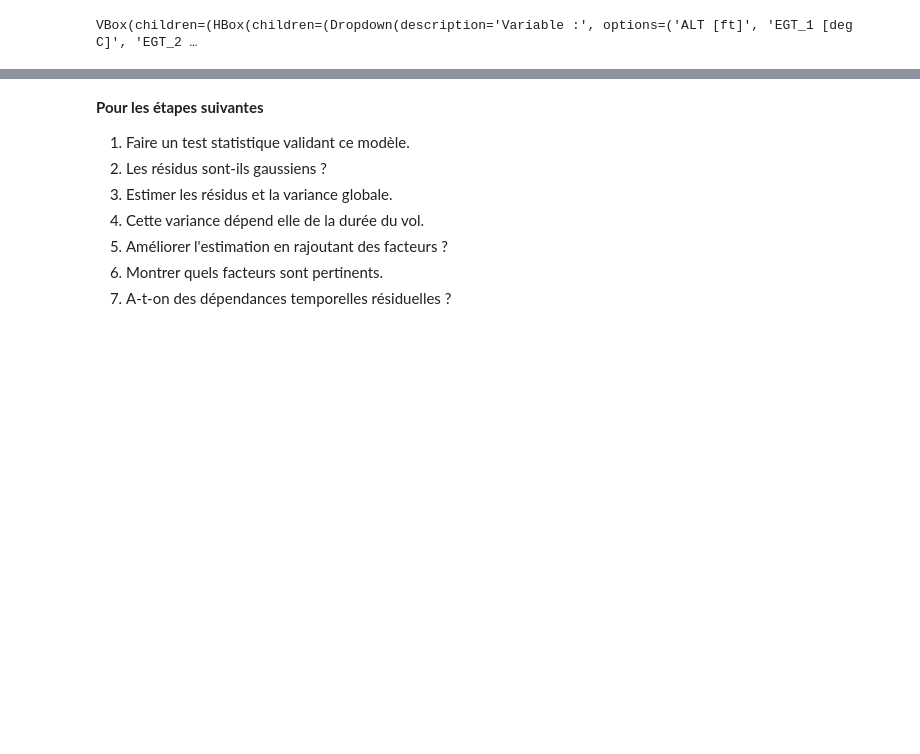
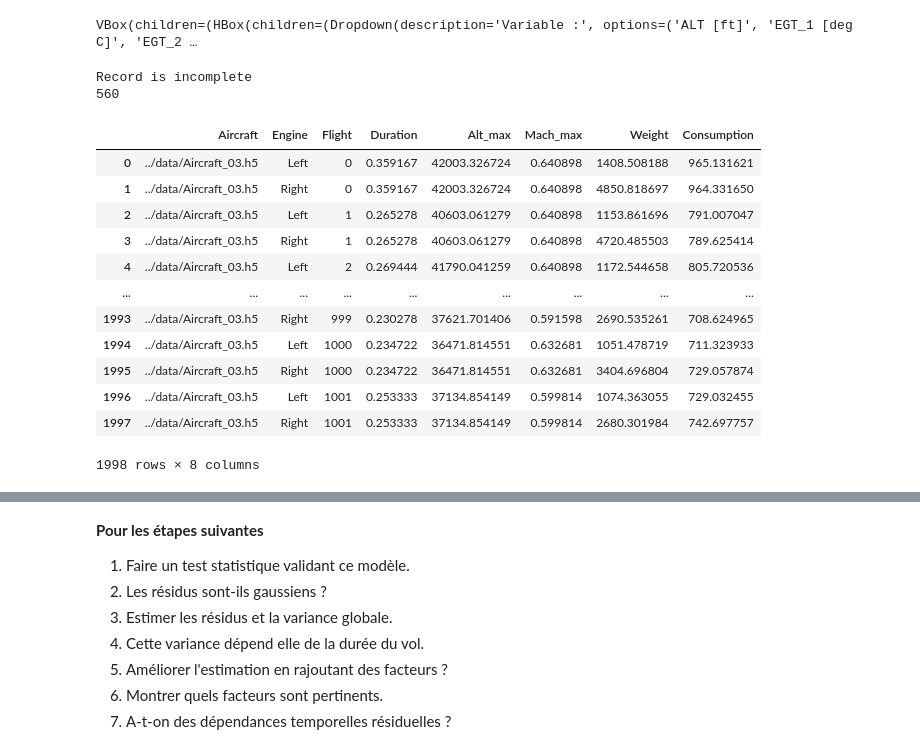
Before and after one commit to jee51/M2DProjet2324, a Jupyter notebook: notebooks/conso_fuel_globale.ipynb, the cells around one changed output, grey strips where cells are left out. Saved outputs shown, nothing was run; the diff lists cells and outputs as text; code cells hidden in the pictures; blank space fills up the shorter version.

```diff
--- a/notebooks/conso_fuel_globale.ipynb
+++ b/notebooks/conso_fuel_globale.ipynb
@@ -179,2 +179,24 @@ ds2.rewind().plotc("CRUISE")
 # %% [output]
 VBox(children=(HBox(children=(Dropdown(description='Variable :', options=('ALT [ft]', 'EGT_1 [deg C]', 'EGT_2 …
+# %%
+ds.rewind()
+dfpc = get_consumption(ds, 'climb')
+# %% [output]
+Record is incomplete
+560
+# %%
+dfpc
+# %% [output]
+|  | Aircraft | Engine | Flight | Duration | Alt_max | Mach_max | Weight | Consumption |
+| 0 | ../data/Aircraft_03.h5 | Left | 0 | 0.359167 | 42003.326724 | 0.640898 | 1408.508188 | 965.131621 |
+| 1 | ../data/Aircraft_03.h5 | Right | 0 | 0.359167 | 42003.326724 | 0.640898 | 4850.818697 | 964.331650 |
+| 2 | ../data/Aircraft_03.h5 | Left | 1 | 0.265278 | 40603.061279 | 0.640898 | 1153.861696 | 791.007047 |
+| 3 | ../data/Aircraft_03.h5 | Right | 1 | 0.265278 | 40603.061279 | 0.640898 | 4720.485503 | 789.625414 |
+| 4 | ../data/Aircraft_03.h5 | Left | 2 | 0.269444 | 41790.041259 | 0.640898 | 1172.544658 | 805.720536 |
+| ... | ... | ... | ... | ... | ... | ... | ... | ... |
+| 1993 | ../data/Aircraft_03.h5 | Right | 999 | 0.230278 | 37621.701406 | 0.591598 | 2690.535261 | 708.624965 |
+| 1994 | ../data/Aircraft_03.h5 | Left | 1000 | 0.234722 | 36471.814551 | 0.632681 | 1051.478719 | 711.323933 |
+| 1995 | ../data/Aircraft_03.h5 | Right | 1000 | 0.234722 | 36471.814551 | 0.632681 | 3404.696804 | 729.057874 |
+| 1996 | ../data/Aircraft_03.h5 | Left | 1001 | 0.253333 | 37134.854149 | 0.599814 | 1074.363055 | 729.032455 |
+| 1997 | ../data/Aircraft_03.h5 | Right | 1001 | 0.253333 | 37134.854149 | 0.599814 | 2680.301984 | 742.697757 |
+1998 rows × 8 columns
```
Also changed, not shown: parts of 7 cells of this notebook, 3 other files.
